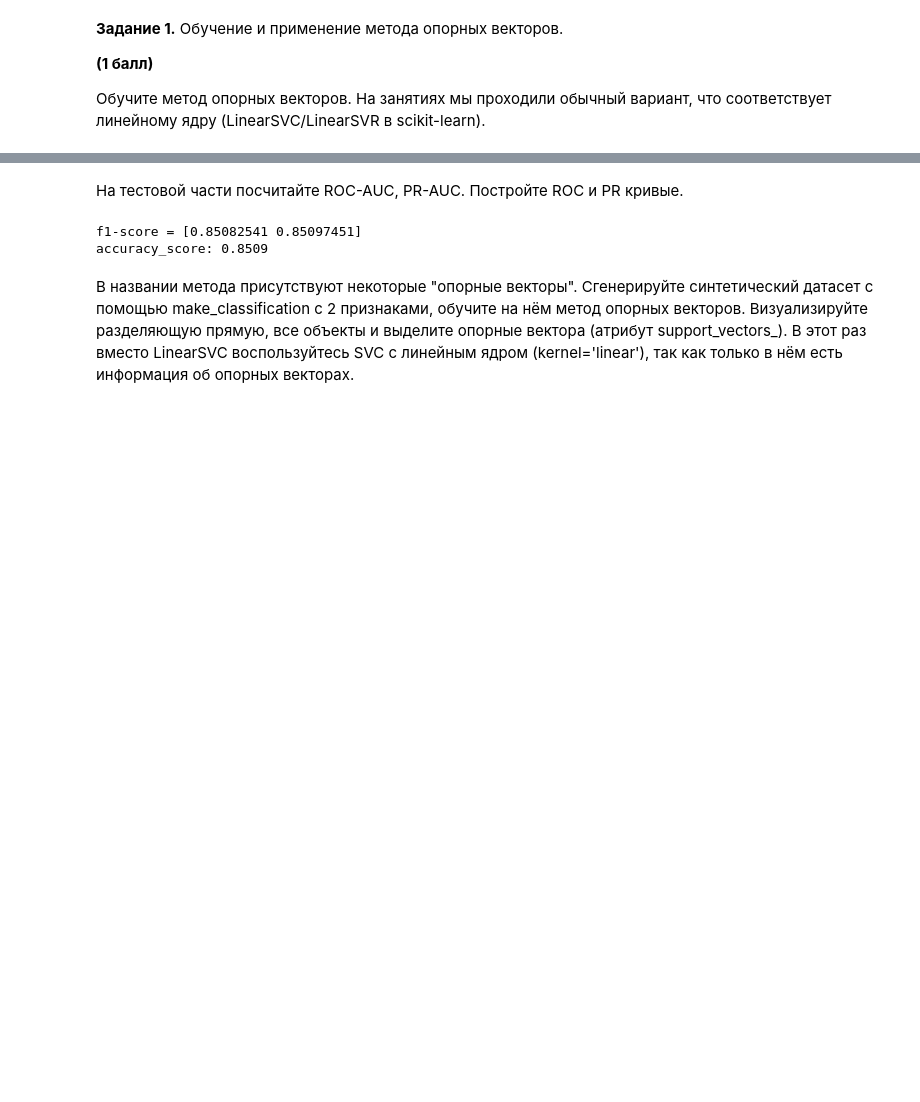
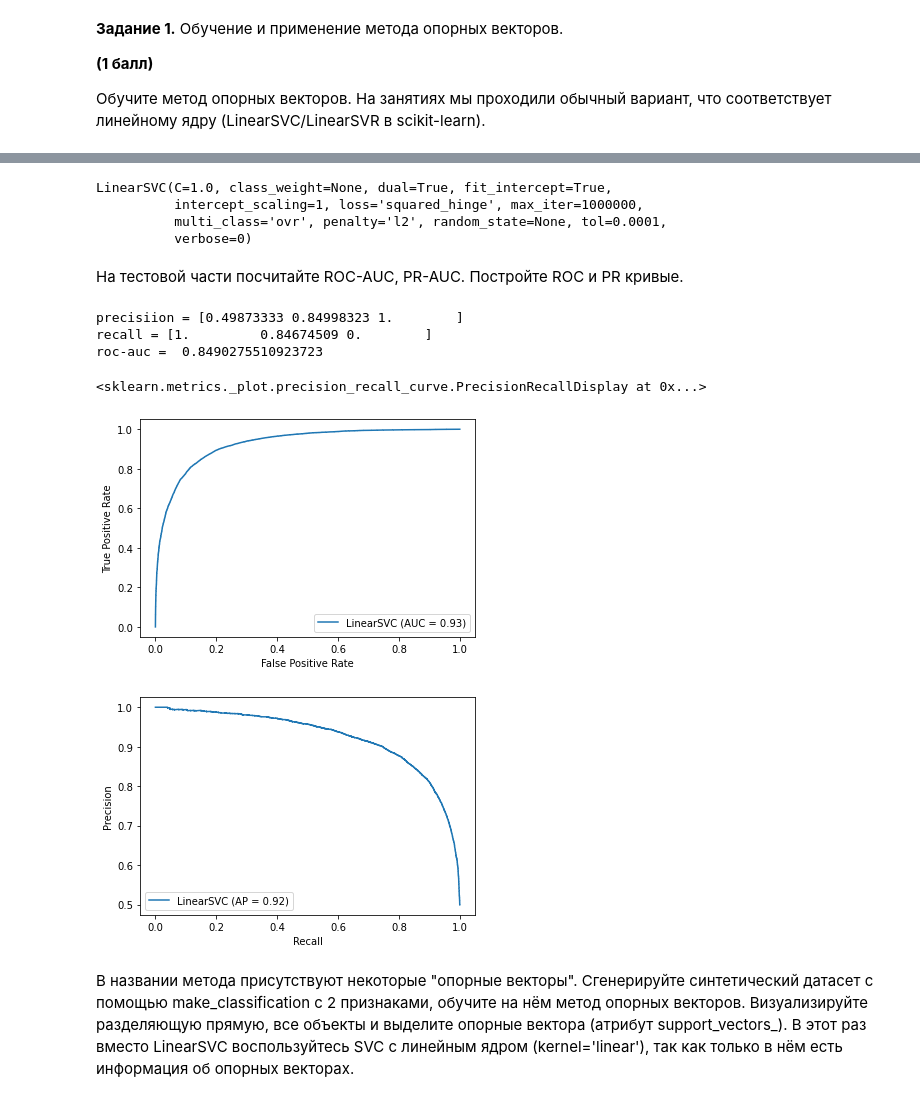
Before and after one commit to dep-810b-studs/machine-learning, a Jupyter notebook: task_02/homework-practice-04.ipynb, the cells around one changed output, grey strips where cells are left out. Drawn from its saved outputs; the diff is of its cells as text; code cells hidden in the pictures; blank space fills up the shorter version.

```diff
--- a/task_02/homework-practice-04.ipynb
+++ b/task_02/homework-practice-04.ipynb
@@ -72,11 +28,30 @@ SVC(C=1.0, break_ties=False, cache_size=200, class_weight=None, coef0=0.0,
+# %%
+from sklearn.svm import LinearSVC
+
+clf = LinearSVC(max_iter =1000000)
+clf.fit(X_train, y_train)
+# %% [output]
+LinearSVC(C=1.0, class_weight=None, dual=True, fit_intercept=True,
+          intercept_scaling=1, loss='squared_hinge', max_iter=1000000,
+          multi_class='ovr', penalty='l2', random_state=None, tol=0.0001,
+          verbose=0)
 # %% [markdown]
 На тестовой части посчитайте ROC-AUC, PR-AUC. Постройте ROC и PR кривые.
-# %%
-print(f'f1-score = {f1_score(y_test, model.predict(X_test), average=None)}')
-print("accuracy_score:", accuracy_score(y_test, model.predict(X_test)))
-plot_roc_curve(model,X_test, y_test)
-# %% [output]
-f1-score = [0.85082541 0.85097451]
-accuracy_score: 0.8509
+# %%
+from sklearn.metrics import roc_auc_score,plot_roc_curve,precision_recall_curve, plot_precision_recall_curve
+
+precision, recall, _ = precision_recall_curve(y_test, clf.predict(X_test))
+print(f'precisiion = {precision}')
+print(f'recall = {recall}')
+print(f'roc-auc =  {roc_auc_score(y_test, clf.predict(X_test))}')
+plot_roc_curve(clf,X_test, y_test)
+plot_precision_recall_curve(clf,X_test, y_test)
+# %% [output]
+precisiion = [0.49873333 0.84998323 1.        ]
+recall = [1.         0.84674509 0.        ]
+roc-auc =  0.8490275510923723
+<sklearn.metrics._plot.precision_recall_curve.PrecisionRecallDisplay at 0x...>
+[figure, added]
+[figure, added]
 # %% [markdown]
 В названии метода присутствуют некоторые "опорные векторы". Сгенерируйте синтетический датасет с помощью make_classification с 2 признаками, обучите на нём метод опорных векторов. Визуализируйте разделяющую прямую, все объекты и выделите опорные вектора (атрибут support\_vectors\_). В этот раз вместо LinearSVC воспользуйтесь SVC с линейным ядром (kernel='linear'), так как только в нём есть информация об опорных векторах.
```
Also changed, not shown: parts of 72 cells of this notebook, 2 other files.
